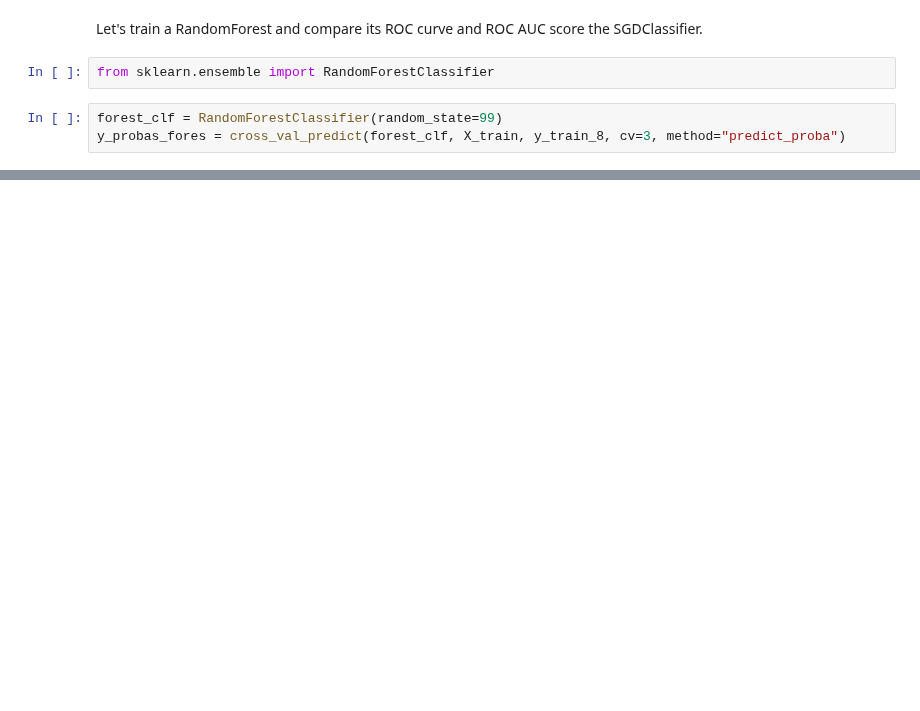
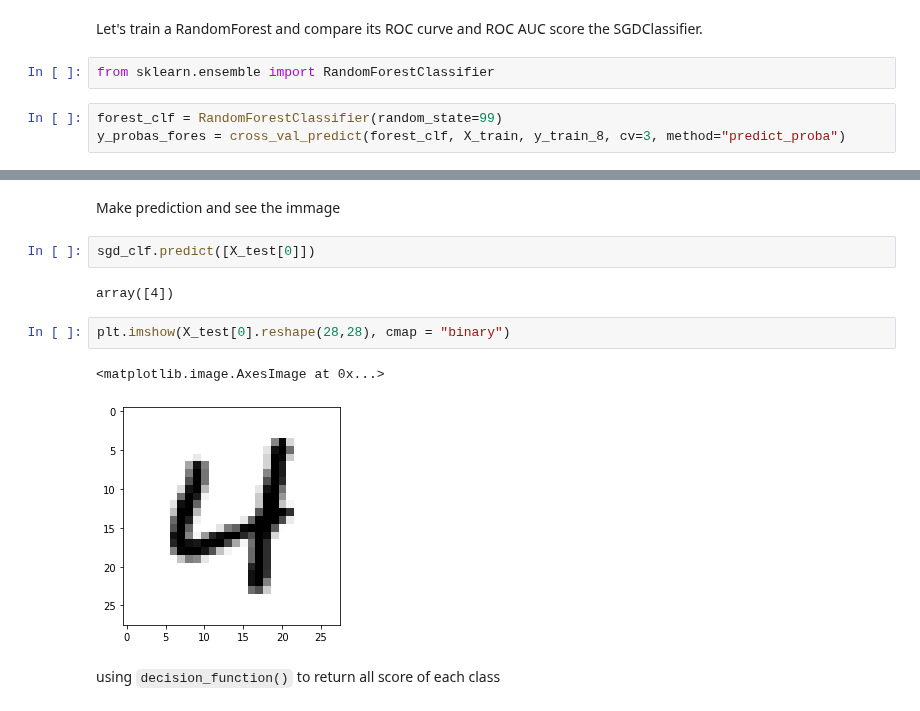
Before and after one commit to truongthuanr/self-learning-project, a Jupyter notebook: 07_MNIST.ipynb, the cells around one changed output, grey strips where cells are left out. Saved outputs shown, nothing was run; the diff lists cells and outputs as text; blank space fills up the shorter version.

```diff
--- a/07_MNIST.ipynb
+++ b/07_MNIST.ipynb
@@ -187,0 +234,13 @@ y_probas_fores = cross_val_predict(forest_clf, X_train, y_train_8, cv=3, method=
+# %% [markdown]
+Make prediction and see the immage
+# %%
+sgd_clf.predict([X_test[0]])
+# %% [output]
+array([4])
+# %%
+plt.imshow(X_test[0].reshape(28,28), cmap = "binary")
+# %% [output]
+<matplotlib.image.AxesImage at 0x...>
+[figure, added]
+# %% [markdown]
+using `decision_function()` to return all score of each class
```
Also changed, not shown: parts of 29 cells of this notebook.
